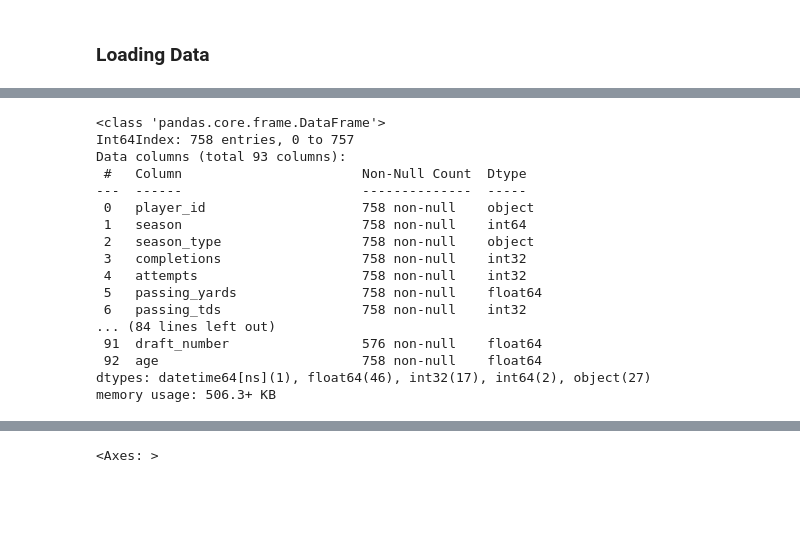
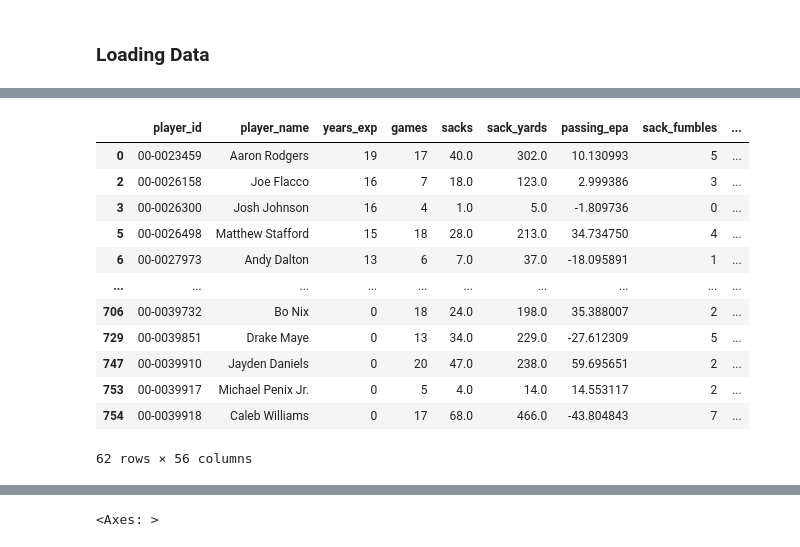
Before and after one commit to otherwiseevan/Fantasy-Football, a Jupyter notebook: FootballAnalytics.ipynb, the cells around one changed output, grey strips where cells are left out. Cells and saved outputs as stored; diff of their text form; code cells hidden in the pictures; blank space fills up the shorter version.

```diff
--- a/FootballAnalytics.ipynb
+++ b/FootballAnalytics.ipynb
@@ -14,11 +14,17 @@ def import_season_roster(year):
 
     return season_roster_merge
 
-def clean_QB(file):
-    file_regular_season = file[(file['season_type']=='REG') & (file['position']=='QB')]
+
+
+def clean_position(file,position):
+    file_regular_season = file[(file['season_type']=='REG') & (file['position']==position)]
     file_active = file_regular_season[file_regular_season ['status']=='ACT']
     file_filter = file_active[[
         'player_id','player_name','years_exp','games','sacks','sack_yards','passing_epa','sack_fumbles','sack_fumbles_lost',
+        'pacr','racr','wopr_x','passing_yards_after_catch','rushing_fumbles','dakota','receiving_yards_after_catch','passing_first_downs',
+        'rushing_first_downs','rushing_epa','targets','receiving_air_yards','receiving_first_downs',
+        'receiving_epa','receiving_2pt_conversions','racr','target_share','air_yards_share','tgt_sh','ay_sh', 'yac_sh',
+        'wopr_y', 'ry_sh', 'rtd_sh','rfd_sh', 'rtdfd_sh', 'dom', 'w8dom', 'yptmpa', 'ppr_sh','age','height','weight',
                              #Fantasy Point Factors
                             'passing_yards',
                             'passing_tds',
@@ -29,13 +35,17 @@ def clean_QB(file):
                             'receiving_yards',
                             'receiving_tds',
                             'rushing_2pt_conversions',
+                            'passing_2pt_conversions',
+                            'carries',
+                            'rushing_fumbles_lost',
                             'fantasy_points','fantasy_points_ppr']]
     return file_filter
+
 
 fantasy_point_columns = ['passing_yards', 'passing_tds', 'interceptions','passing_yards_after_catch',
                          'passing_2pt_conversions','rushing_yards','rushing_tds','rushing_2pt_conversions',
                          'receptions','receiving_yards','receiving_tds','receiving_2pt_conversions',
-                         'rushing_fumbles_lost','receiving_fumbles_lost','fantasy_points']
+                         'rushing_fumbles_lost','receiving_fumbles_lost','fantasy_points','carries','rushing_fumbles']
 # %% [markdown]
 ### Loading Data
 # %%
@@ -72,20 +76,21 @@ Season_2024.head()
-# %%
-Season_2024.info()
-# %% [output]
-<class 'pandas.core.frame.DataFrame'>
-Int64Index: 758 entries, 0 to 757
-Data columns (total 93 columns):
- #   Column                       Non-Null Count  Dtype
----  ------                       --------------  -----
- 0   player_id                    758 non-null    object
- 1   season                       758 non-null    int64
- 2   season_type                  758 non-null    object
- 3   completions                  758 non-null    int32
- 4   attempts                     758 non-null    int32
- 5   passing_yards                758 non-null    float64
- 6   passing_tds                  758 non-null    int32
-... (84 lines left out)
- 91  draft_number                 576 non-null    float64
- 92  age                          758 non-null    float64
-dtypes: datetime64[ns](1), float64(46), int32(17), int64(2), object(27)
-memory usage: 506.3+ KB
+# %%
+#creates individual dataframes for each position
+positions = list(Season_2024['position'].unique())
+d = {name: pd.DataFrame() for name in positions}
+for f in positions:
+    d[f] = clean_position(Season_2024,f)
+d['QB']
+# %% [output]
+|  | player_id | player_name | years_exp | games | sacks | sack_yards | passing_epa | sack_fumbles | ... |
+| 0 | 00-0023459 | Aaron Rodgers | 19 | 17 | 40.0 | 302.0 | 10.130993 | 5 | ... |
+| 2 | 00-0026158 | Joe Flacco | 16 | 7 | 18.0 | 123.0 | 2.999386 | 3 | ... |
+| 3 | 00-0026300 | Josh Johnson | 16 | 4 | 1.0 | 5.0 | -1.809736 | 0 | ... |
+| 5 | 00-0026498 | Matthew Stafford | 15 | 18 | 28.0 | 213.0 | 34.734750 | 4 | ... |
+| 6 | 00-0027973 | Andy Dalton | 13 | 6 | 7.0 | 37.0 | -18.095891 | 1 | ... |
+| ... | ... | ... | ... | ... | ... | ... | ... | ... | ... |
+| 706 | 00-0039732 | Bo Nix | 0 | 18 | 24.0 | 198.0 | 35.388007 | 2 | ... |
+| 729 | 00-0039851 | Drake Maye | 0 | 13 | 34.0 | 229.0 | -27.612309 | 5 | ... |
+| 747 | 00-0039910 | Jayden Daniels | 0 | 20 | 47.0 | 238.0 | 59.695651 | 2 | ... |
+| 753 | 00-0039917 | Michael Penix Jr. | 0 | 5 | 4.0 | 14.0 | 14.553117 | 2 | ... |
+| 754 | 00-0039918 | Caleb Williams | 0 | 17 | 68.0 | 466.0 | -43.804843 | 7 | ... |
+62 rows × 56 columns
```
Also changed, not shown: parts of 18 cells of this notebook, 1 other file.
